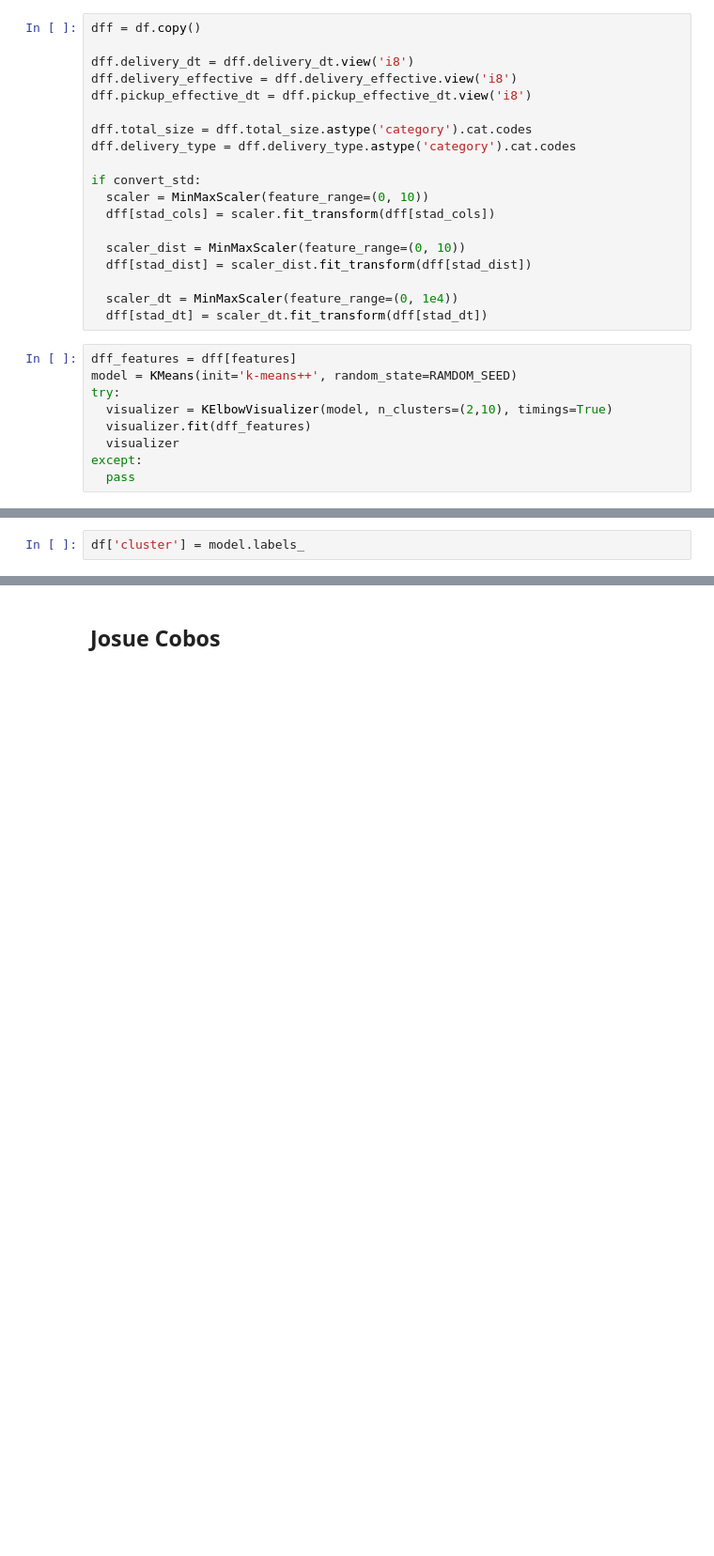
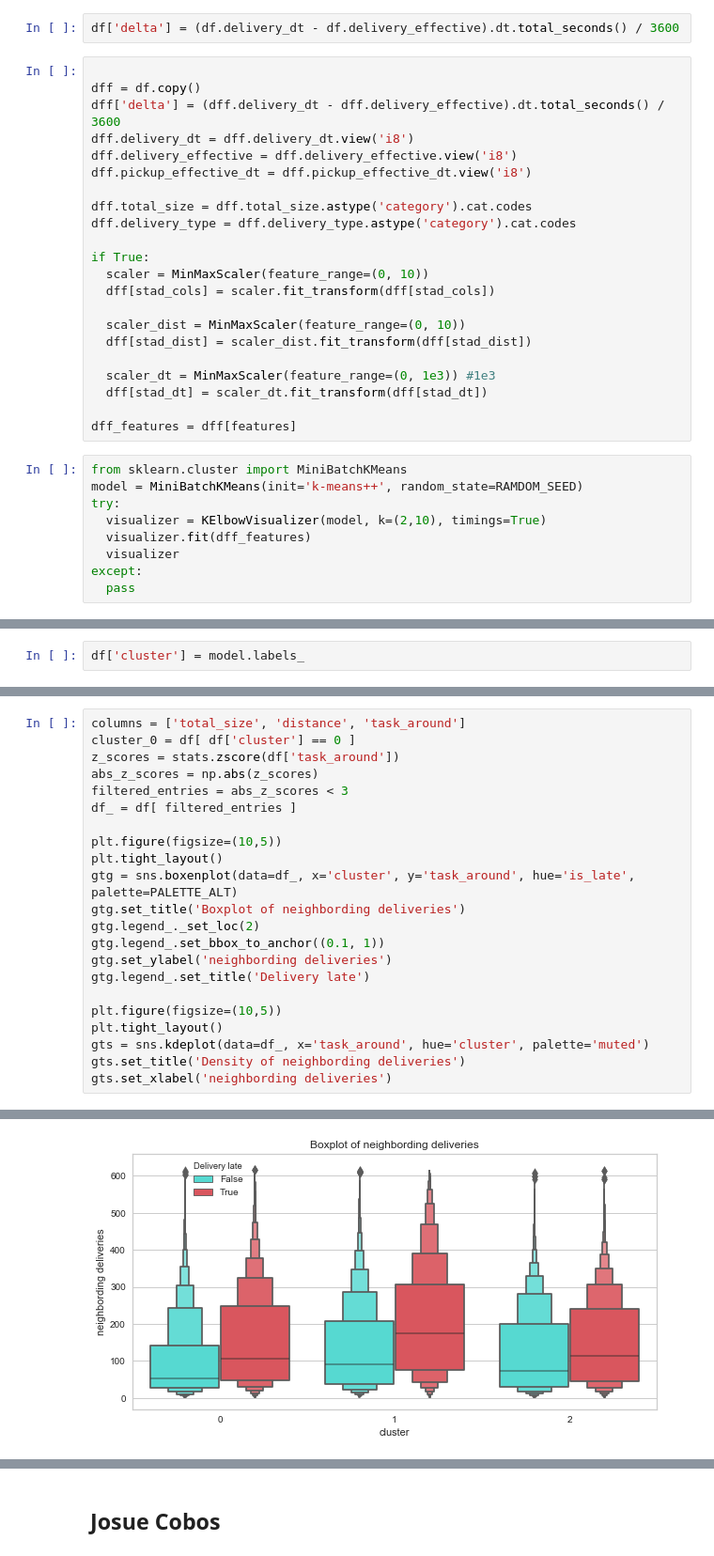
Before and after one commit to enmanuel-mag/ICD-Proyect, a Jupyter notebook: Proyect/notebooks/icd_2.ipynb, the cells around one changed output, grey strips where cells are left out. Shown at 94% size. Drawn from its saved outputs; the diff is of its cells as text; blank space fills up the shorter version.

Commit message:
Dinamic plots and clustering analitycs

```diff
--- a/Proyect/notebooks/icd_2.ipynb
+++ b/Proyect/notebooks/icd_2.ipynb
@@ -303,6 +327,9 @@ stad_cols = ['total_size', 'distance','task_around', 'cost']
+# %%
+df['delta'] = (df.delivery_dt - df.delivery_effective).dt.total_seconds() / 3600
 # %%
+
 dff = df.copy()
-
+dff['delta'] = (dff.delivery_dt - dff.delivery_effective).dt.total_seconds() / 3600
 dff.delivery_dt = dff.delivery_dt.view('i8')
 dff.delivery_effective = dff.delivery_effective.view('i8')
 dff.pickup_effective_dt = dff.pickup_effective_dt.view('i8')
@@ -310,20 +337,22 @@ dff.pickup_effective_dt = dff.pickup_effective_dt.view('i8')
 dff.total_size = dff.total_size.astype('category').cat.codes
 dff.delivery_type = dff.delivery_type.astype('category').cat.codes
 
-if convert_std:
+if True:
   scaler = MinMaxScaler(feature_range=(0, 10))
   dff[stad_cols] = scaler.fit_transform(dff[stad_cols])
 
   scaler_dist = MinMaxScaler(feature_range=(0, 10))
   dff[stad_dist] = scaler_dist.fit_transform(dff[stad_dist])
 
-  scaler_dt = MinMaxScaler(feature_range=(0, 1e4))
+  scaler_dt = MinMaxScaler(feature_range=(0, 1e3)) #1e3
   dff[stad_dt] = scaler_dt.fit_transform(dff[stad_dt])
+
+dff_features = dff[features]
 # %%
-dff_features = dff[features]
-model = KMeans(init='k-means++', random_state=RAMDOM_SEED)
+from sklearn.cluster import MiniBatchKMeans
+model = MiniBatchKMeans(init='k-means++', random_state=RAMDOM_SEED)
 try:
-  visualizer = KElbowVisualizer(model, n_clusters=(2,10), timings=True)
+  visualizer = KElbowVisualizer(model, k=(2,10), timings=True)
   visualizer.fit(dff_features)
   visualizer
 except:
@@ -352,0 +388,23 @@ sns.scatterplot(data=df, x='lat', y='long', hue='cluster').set(xlim=(-33.70, -33
+# %%
+columns = ['total_size', 'distance', 'task_around']
+cluster_0 = df[ df['cluster'] == 0 ]
+z_scores = stats.zscore(df['task_around'])
+abs_z_scores = np.abs(z_scores)
+filtered_entries = abs_z_scores < 3
+df_ = df[ filtered_entries ]
+
+plt.figure(figsize=(10,5))
+plt.tight_layout()
+gtg = sns.boxenplot(data=df_, x='cluster', y='task_around', hue='is_late', palette=PALETTE_ALT)
+gtg.set_title('Boxplot of neighbording deliveries')
+gtg.legend_._set_loc(2)
+gtg.legend_.set_bbox_to_anchor((0.1, 1))
+gtg.set_ylabel('neighbording deliveries')
+gtg.legend_.set_title('Delivery late')
+
+plt.figure(figsize=(10,5))
+plt.tight_layout()
+gts = sns.kdeplot(data=df_, x='task_around', hue='cluster', palette='muted')
+gts.set_title('Density of neighbording deliveries')
+gts.set_xlabel('neighbording deliveries')
+# %% [output]
@@ -352,0 +412 @@ sns.scatterplot(data=df, x='lat', y='long', hue='cluster').set(xlim=(-33.70, -33
+[figure, added]
```
Also changed, not shown: parts of 31 cells of this notebook.
